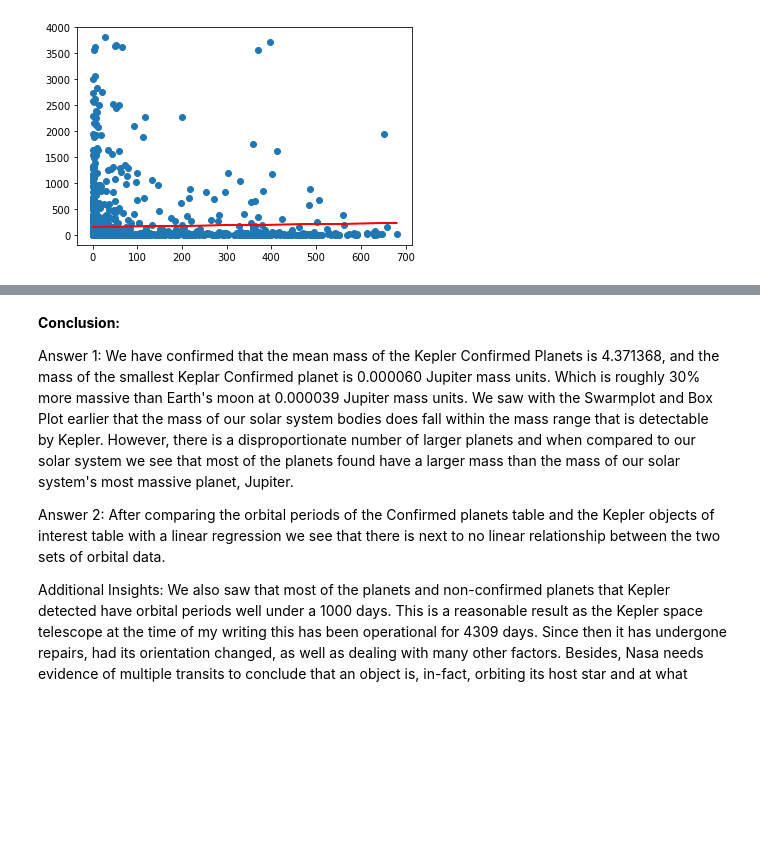
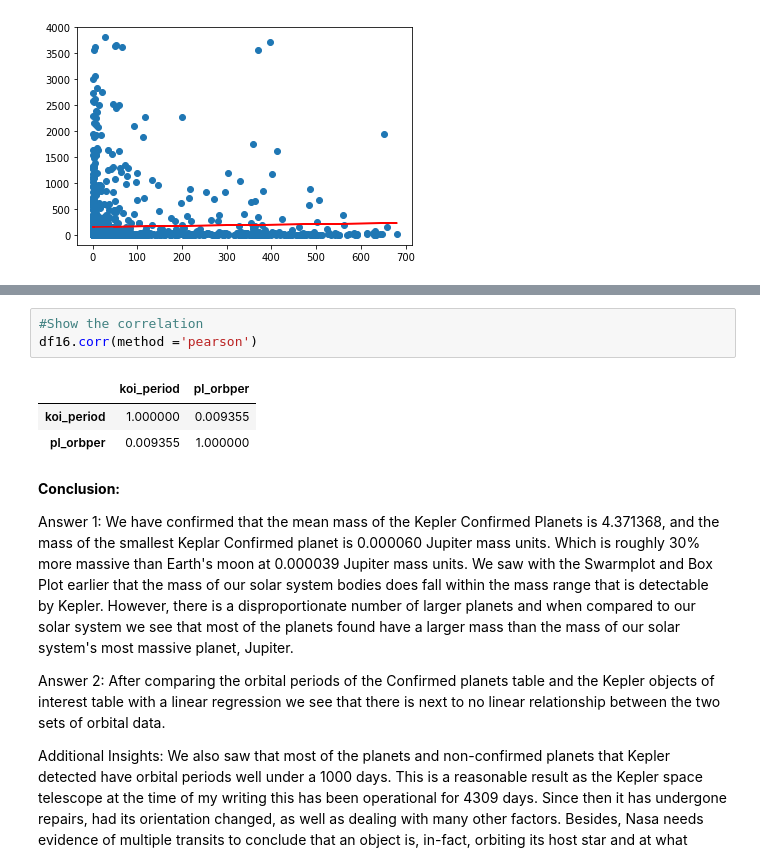
Before and after one commit to Danjstr/AIM-5001, a Jupyter notebook: D_Strauss_Final_Project.ipynb, the cells around one changed output, grey strips where cells are left out. Drawn from its saved outputs; the diff is of its cells as text; blank space fills up the shorter version.

```diff
--- a/D_Strauss_Final_Project.ipynb
+++ b/D_Strauss_Final_Project.ipynb
@@ -678,3 +733,10 @@ plt.plot(x_test,y_pred_test, color='red')
+# %%
+#Show the correlation
+df16.corr(method ='pearson')
+# %% [output]
+|  | koi_period | pl_orbper |
+| koi_period | 1.000000 | 0.009355 |
+| pl_orbper | 0.009355 | 1.000000 |
 # %% [markdown]
 **Conclusion:**
 
```
Also changed, not shown: parts of 6 cells of this notebook.
